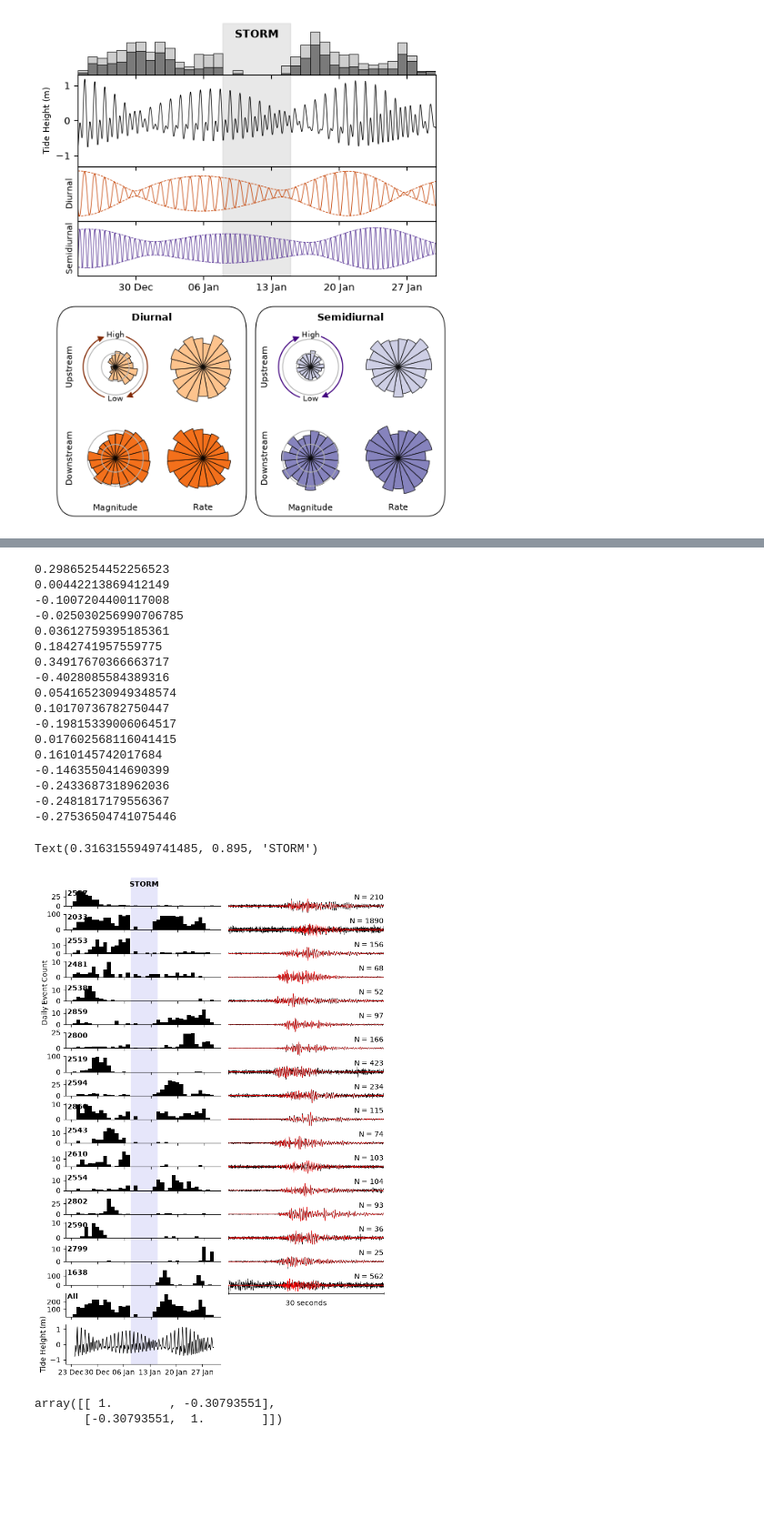
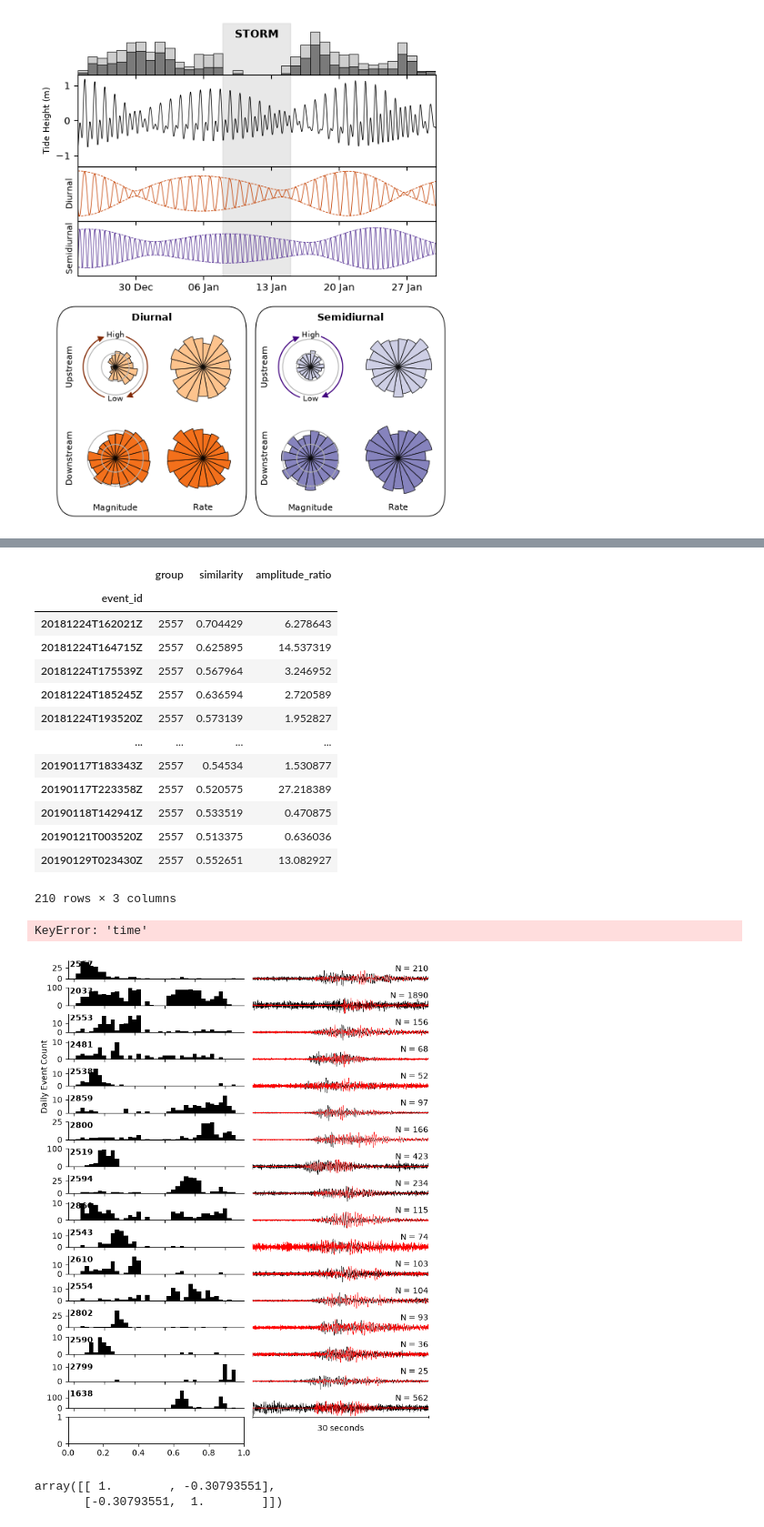
Before and after one commit to JMagyar15/totten-analysis, a Jupyter notebook: cross_correlation_test.ipynb, the cells around one changed output, grey strips where cells are left out. Shown at 91% size. Drawn from its saved outputs; the diff is of its cells as text; code cells hidden in the pictures; blank space fills up the shorter version.

Commit message:
updated figures

```diff
--- a/cross_correlation_test.ipynb
+++ b/cross_correlation_test.ipynb
@@ -582,3 +678,20 @@ fig.savefig('Fig4_tidal_analysis.pdf',bbox_inches='tight',dpi=400)
+# %%
+cat.attributes
+# %% [output]
+|  | group | similarity | amplitude_ratio |
+| event_id |  |  |  |
+| 20181224T162021Z | 2557 | 0.704429 | 6.278643 |
+| 20181224T164715Z | 2557 | 0.625895 | 14.537319 |
+| 20181224T175539Z | 2557 | 0.567964 | 3.246952 |
+| 20181224T185245Z | 2557 | 0.636594 | 2.720589 |
+| 20181224T193520Z | 2557 | 0.573139 | 1.952827 |
+| ... | ... | ... | ... |
+| 20190117T183343Z | 2557 | 0.54534 | 1.530877 |
+| 20190117T223358Z | 2557 | 0.520575 | 27.218389 |
+| 20190118T142941Z | 2557 | 0.533519 | 0.470875 |
+| 20190121T003520Z | 2557 | 0.513375 | 0.636036 |
+| 20190129T023430Z | 2557 | 0.552651 | 13.082927 |
+210 rows × 3 columns
 # %%
 storm_start = UTCDateTime(2019,1,8).matplotlib_date
 storm_end = UTCDateTime(2019,1,15).matplotlib_date
@@ -589,17 +702,17 @@ t2 = sh.UTCDateTime(2019,1,30)
 chunk = do.SeismicChunk(t1,t2)
 temp_cat = do.EventCatalogue(t1,t2,c_path,templates=True)
 
-for event_id, row in temp_cat.attributes.iterrows():
-    time = UTCDateTime(temp_cat.events.at[event_id,'ref_time'])
-    temp_cat.attributes.at[event_id,'time'] = time.matplotlib_date
-    temp_cat.attributes.at[event_id,'diurnal'] = UTCDateTime(2018,1,1,time.hour,time.minute,time.second).matplotlib_date
-    delta_t = time - t1
-    temp_cat.attributes.at[event_id,'phase'] = np.interp(delta_t,dt,tidal_phase)
-    temp_cat.attributes.at[event_id,'height'] = np.interp(delta_t,dt,tide)
+# for event_id, row in temp_cat.attributes.iterrows():
+#     time = UTCDateTime(temp_cat.events.at[event_id,'ref_time'])
+#     temp_cat.attributes.at[event_id,'time'] = time.matplotlib_date
+#     temp_cat.attributes.at[event_id,'diurnal'] = UTCDateTime(2018,1,1,time.hour,time.minute,time.second).matplotlib_date
+#     delta_t = time - t1
+#     temp_cat.attributes.at[event_id,'phase'] = np.interp(delta_t,dt,tidal_phase)
+#     temp_cat.attributes.at[event_id,'height'] = np.interp(delta_t,dt,tide)
 
-    temp_cat.attributes.at[event_id,'semi_tide'] = np.interp(delta_t,dt,env_semi)
-    temp_cat.attributes.at[event_id,'diurnal_tide'] = np.interp(delta_t,dt,env_diurnal)
-    temp_cat.attributes.at[event_id,'envelope'] = np.interp(delta_t,dt,total_env)
+#     temp_cat.attributes.at[event_id,'semi_tide'] = np.interp(delta_t,dt,env_semi)
+#     temp_cat.attributes.at[event_id,'diurnal_tide'] = np.interp(delta_t,dt,env_diurnal)
+#     temp_cat.attributes.at[event_id,'envelope'] = np.interp(delta_t,dt,total_env)
 
 
 
@@ -639,8 +752,6 @@ for clust_num in groups.keys():
 
     fine_bins = np.array([time.matplotlib_date for time in np.mgrid[chunk.starttime:chunk.endtime+1:24*60*60]])
     stalta_hist, _ = np.histogram(group_cat.attributes['time'],bins=fine_bins)
-
-    print(np.corrcoef(stalta_hist,day_env)[0,1])
 
     hist_ax.bar(fine_bins[:-1],stalta_hist,width=np.diff(fine_bins),color='black')
     hist_ax.spines['top'].set_visible(False)
@@ -752,52 +863,35 @@ tide_ax.plot(tide_times_mt,tide,lw=0.75,color='k')
 tide_ax.set_ylim(-1.3,1.3)
 tide_ax.set_ylabel('Tide Height (m)')
 tide_ax.set_yticks([-1,0,1])
 tide_ax.spines['top'].set_visible(False)
 #tide_ax.spines['bottom'].set_visible(False)
 tide_ax.spines['right'].set_visible(False)
 #storm_box2 = Rectangle((storm_start,-1.3),storm_end-storm_start,17,fc='lavender',zorder=-10, clip_on=False)
 #tide_ax.add_patch(storm_box2)
 
 myFmt = DateFormatter("%d %b")
 #tide_ax.xaxis.set_major_formatter(myFmt)
 #tide_ax.xaxis.set_major_locator(DayLocator(interval=7))
 
 left_fig_coords = fig.transFigure.inverted().transform(
     tide_ax.transData.transform((storm_start, -1.3))
 )
 
 right_fig_coords = fig.transFigure.inverted().transform(
     tide_ax.transData.transform((storm_end, -1.3))
 )
 
 rect = Rectangle(left_fig_coords, right_fig_coords[0]-left_fig_coords[0], 0.79,
                          transform=fig.transFigure,
                          color='lavender',
                          zorder=-1)
 
 fig.patches.append(rect)
 
 fig.text((left_fig_coords[0]+right_fig_coords[0])/2,0.895,'STORM',ha='center',va='top',weight='bold')#,style='italic')
 # %% [output]
-0.29865254452256523
-0.00442213869412149
--0.1007204400117008
--0.025030256990706785
-0.03612759395185361
-0.1842741957559775
-0.34917670366663717
--0.4028085584389316
-0.054165230949348574
-0.10170736782750447
--0.19815339006064517
-0.017602568116041415
-0.1610145742017684
--0.1463550414690399
--0.2433687318962036
--0.2481817179556367
--0.27536504741075446
+KeyError: 'time'
-Text(0.3163155949741485, 0.895, 'STORM')
-[figure, old version]
+[figure, new version]
 # %%
 # %% [output]
 array([[ 1.        , -0.30793551],
```
Also changed, not shown: parts of 1 cell of this notebook, 3 other files.
